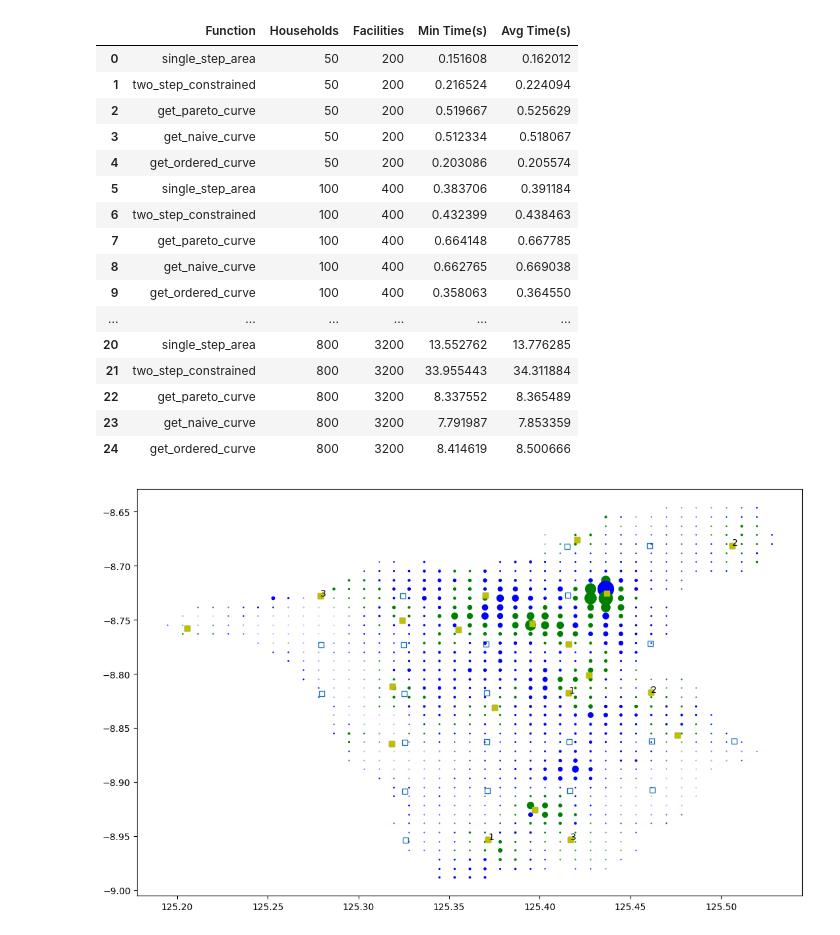
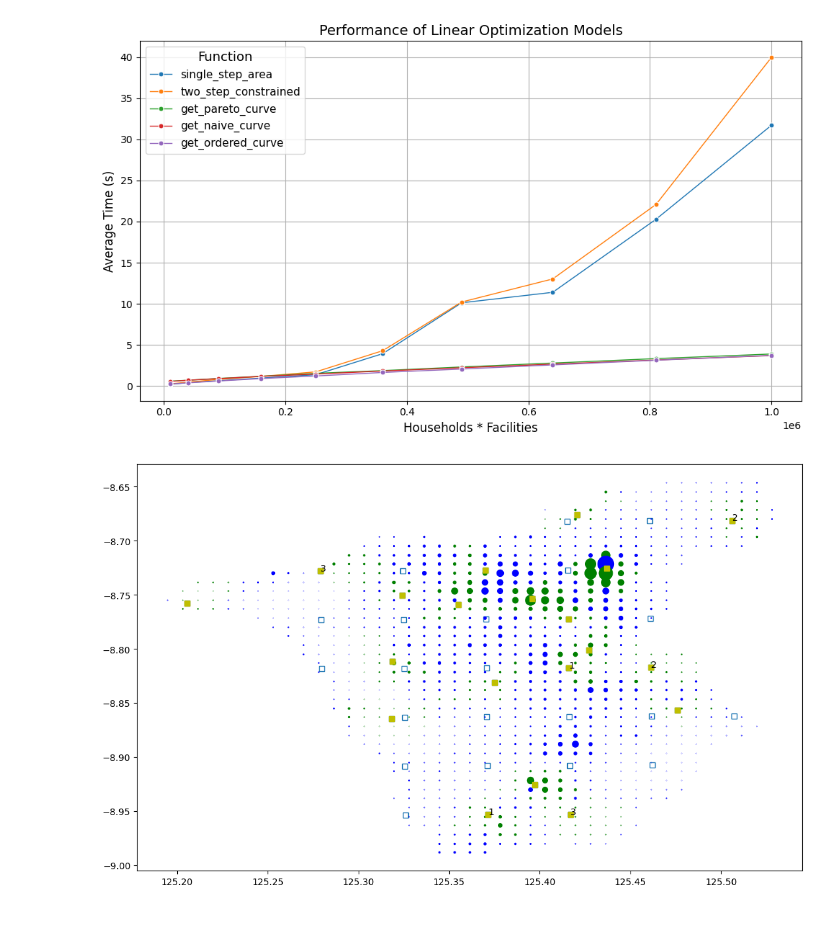
Before and after one commit to Srokusek/ABW-project, a Jupyter notebook: dynamic_models_control.ipynb, the cells around one changed output. Saved outputs shown, nothing was run; the diff lists cells and outputs as text; code cells hidden in the pictures.

```diff
--- a/dynamic_models_control.ipynb
+++ b/dynamic_models_control.ipynb
@@ -86,27 +96,30 @@ get_solution_times(funcs, params, num_passes=5)
 # %%
-params = [(50, 200), (100, 400), (200,800), (400,1600), (800, 3200)]
+params = [(50, 200), (100, 400), (150, 600), (200, 800), (250, 1000), (300, 1200), (350, 1400), (400,1600), (450, 1800), (500, 2000)]
 #10 000, 40 000, 160 000, 640 000
 
 
-get_solution_times(funcs, params, num_passes=5)
+oneh_to_manyf = get_solution_times(funcs, params, num_passes=5)
-# %% [output]
-|  | Function | Households | Facilities | Min Time(s) | Avg Time(s) |
-| 0 | single_step_area | 50 | 200 | 0.151608 | 0.162012 |
-| 1 | two_step_constrained | 50 | 200 | 0.216524 | 0.224094 |
-| 2 | get_pareto_curve | 50 | 200 | 0.519667 | 0.525629 |
-| 3 | get_naive_curve | 50 | 200 | 0.512334 | 0.518067 |
-| 4 | get_ordered_curve | 50 | 200 | 0.203086 | 0.205574 |
-| 5 | single_step_area | 100 | 400 | 0.383706 | 0.391184 |
-| 6 | two_step_constrained | 100 | 400 | 0.432399 | 0.438463 |
-| 7 | get_pareto_curve | 100 | 400 | 0.664148 | 0.667785 |
-| 8 | get_naive_curve | 100 | 400 | 0.662765 | 0.669038 |
-| 9 | get_ordered_curve | 100 | 400 | 0.358063 | 0.364550 |
-| ... | ... | ... | ... | ... | ... |
-| 20 | single_step_area | 800 | 3200 | 13.552762 | 13.776285 |
-| 21 | two_step_constrained | 800 | 3200 | 33.955443 | 34.311884 |
-| 22 | get_pareto_curve | 800 | 3200 | 8.337552 | 8.365489 |
-| 23 | get_naive_curve | 800 | 3200 | 7.791987 | 7.853359 |
-| 24 | get_ordered_curve | 800 | 3200 | 8.414619 | 8.500666 |
+# %%
+oneh_to_manyf['data_links'] = oneh_to_manyf['Households'] * oneh_to_manyf['Facilities']
+
+# Plotting with adjusted parameters for compactness
+plt.figure(figsize=(10, 6))
+sns.lineplot(data=oneh_to_manyf, x='data_links', y='Avg Time(s)', hue='Function', marker='o', markersize=5, linewidth=1)
+
+# Customize the plot
+plt.title('Performance of Linear Optimization Models', fontsize=14)
+plt.xlabel('Households * Facilities', fontsize=12)
+plt.ylabel('Average Time (s)', fontsize=12)
+plt.legend(title='Function', title_fontsize='13', fontsize='11', loc='upper left')
+plt.grid(True)
+
+# Adjust the layout
+plt.tight_layout()
+
+# Show plot
+plt.show()
+# %% [output]
+[figure, added]
 # %%
 Z, X, building = single_step_area(distances, homes, locations, periods, per_period, max_distance, open_facilities, vpop)
 Z_constrained, X_constrained, constrained_curve = two_step_constrained(distances, homes, locations, periods, per_period, max_distance, open_facilities, vpop)
```
Also changed, not shown: parts of 4 cells of this notebook.
